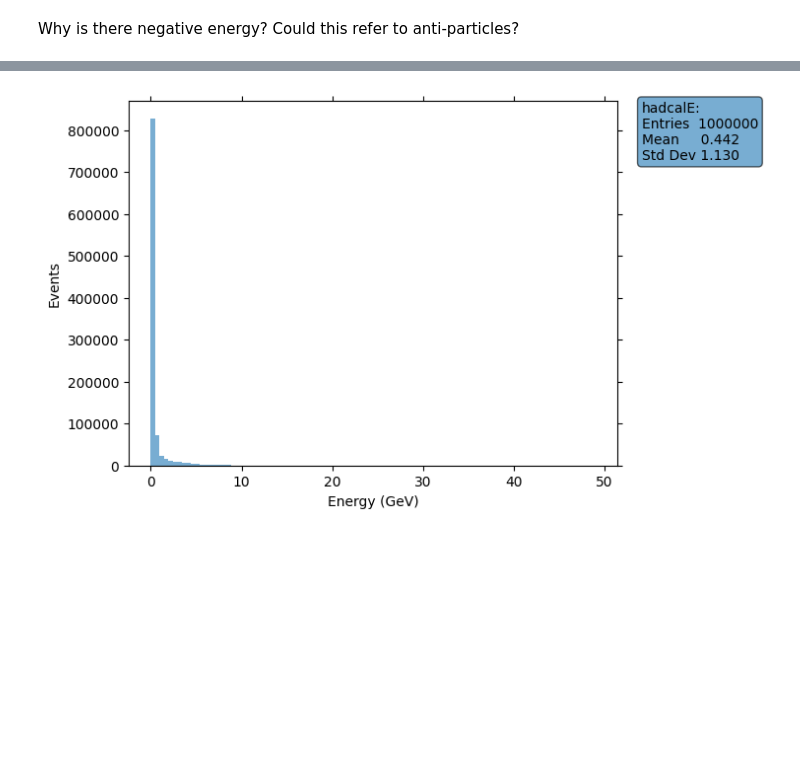
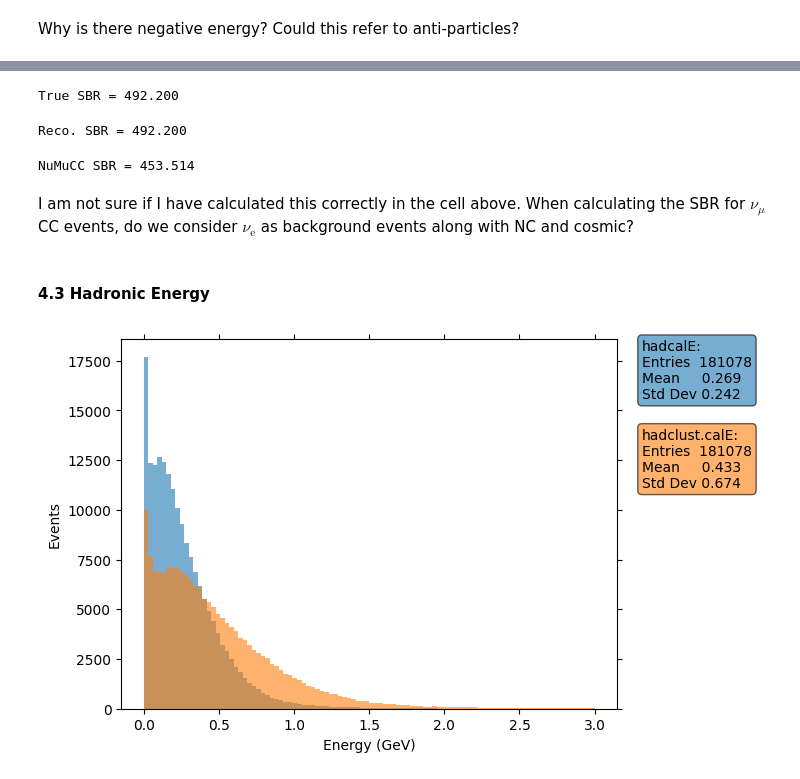
Before and after one commit to aditya-marathe/msci-project, a Jupyter notebook: src/notebooks/initial_analysis.ipynb, the cells around one changed output, grey strips where cells are left out. Cells and saved outputs as stored; diff of their text form; code cells hidden in the pictures; blank space fills up the shorter version.

```diff
--- a/src/notebooks/initial_analysis.ipynb
+++ b/src/notebooks/initial_analysis.ipynb
@@ -150,7 +159,7 @@ First, I want to see what the data looks like, and the most convinent method of
 Update: In later version of this code, I decided that I could use more data so I have pulled the first 1,000,0000 records!
 # %%
 # Number of records I want to pull from the H5 file
-n_records = 1_000_000
+n_records = 2_000_000
 # %%
 data: Dict[str, Any] = {
     key:my_data[key][:n_records] for key in my_data.keys()
@@ -358,8 +452,10 @@ def draw_plot_info(ax) -> Callable[[pd.Series, Any, str], None]:
     Callable[[pd.Series, str], None]
         Function which updates the plot axes.
     """
-    n = 0  # Updates the offset...
-           # Plotting too many not reccomended!
+    row = 0  # Updates the offset...
+             # Plotting too many not reccomended!
+
+    col = 0
 
     text_str = "{0}:\nEntries  {1}\nMean     {2:0.3f}\nStd Dev {3:0.3f}"
 
@@ -381,7 +477,8 @@ def draw_plot_info(ax) -> Callable[[pd.Series, Any, str], None]:
             Label of the histogram - will be drawn like a plot legend.
 
         """
-        nonlocal n
+        nonlocal row
+        nonlocal col
 
         patch = bar_container.patches[0]
 
@@ -392,7 +489,7 @@ def draw_plot_info(ax) -> Callable[[pd.Series, Any, str], None]:
         )
 
         ax.text(
-            1.05, 1.0 - 0.25 * n,
+            1.05 + 0.24 * col, 1.0 - 0.24 * row,
             text_str.format(
                 label,
                 len(data),
@@ -404,6 +501,10 @@ def draw_plot_info(ax) -> Callable[[pd.Series, Any, str], None]:
             bbox=bbox
         )
 
-        n += 1
+        row += 1
+
+        if row < 0:
+            row = 0
+            col += 1
 
     return update
@@ -491,16 +1164,50 @@ ax.set_ylabel(r'Events');
+# %%
+n_sg_events_true = len(df['trueEnu'][df['isCC']])
+n_bg_events_true = len(df['trueEnu'][~df['isCC']])
+
+print(f'True SBR = {n_sg_events_true / np.sqrt(n_bg_events_true):0.3f}')
+# %% [output]
+True SBR = 492.200
+# %%
+n_sg_events_reco = len(df['rec.energy.numu.E'][df['isCC']])
+n_bg_events_reco = len(df['rec.energy.numu.E'][~df['isCC']])
+
+print(f'Reco. SBR = {n_sg_events_reco / np.sqrt(n_bg_events_reco):0.3f}')
+# %% [output]
+Reco. SBR = 492.200
+# %%
+n_sg_events_numu = len(df['rec.energy.numu.E'][df['isNuMuCC']])
+n_bg_events_numu = len(df['rec.energy.numu.E'][~df['isNuMuCC']])
+
+print(f'NuMuCC SBR = {n_sg_events_numu / np.sqrt(n_bg_events_numu):0.3f}')
+# %% [output]
+NuMuCC SBR = 453.514
+# %% [markdown]
+I am not sure if I have calculated this correctly in the cell above. When calculating the SBR for $\nu_\mu$ CC events, do we consider $\nu_\text{e}$ as background events along with NC and cosmic?
+# %% [markdown]
+#### 4.3 Hadronic Energy
 # %%
 fig, ax = plt.subplots()
 
 plot_info = draw_plot_info(ax)
+bins_conf = np.linspace(0, 3, 100 + 1)
 
-*_, bc = ax.hist(df['rec.energy.numu.hadcalE'], bins=bins_conf, alpha=0.6)
-plot_info(df['rec.energy.numu.hadcalE'], bc, 'hadcalE')
+_i = df['isNuMuCC'] & df['numufull']
+
+# *_, bc = ax.hist(df['rec.energy.numu.hadtrkE'][_i], bins=bins_conf, alpha=0.6)
+# plot_info(df['rec.energy.numu.hadtrkE'][_i], bc, 'hadtrkE')
+
+*_, bc = ax.hist(df['rec.energy.numu.hadcalE'][_i], bins=bins_conf, alpha=0.6)
+plot_info(df['rec.energy.numu.hadcalE'][_i], bc, 'hadcalE')
+
+*_, bc = ax.hist(df['rec.energy.numu.hadclust.calE'][_i], bins=bins_conf, alpha=0.6)
+plot_info(df['rec.energy.numu.hadclust.calE'][_i], bc, 'hadclust.calE')
 
 ax.tick_params(top=True, right=True)
 
 ax.set_xlabel(r'Energy (GeV)')
 ax.set_ylabel(r'Events');
 # %% [output]
-[figure, old version]
+[figure, new version]
 # %%
 my_data.close()
```
Also changed, not shown: parts of 46 cells of this notebook.
